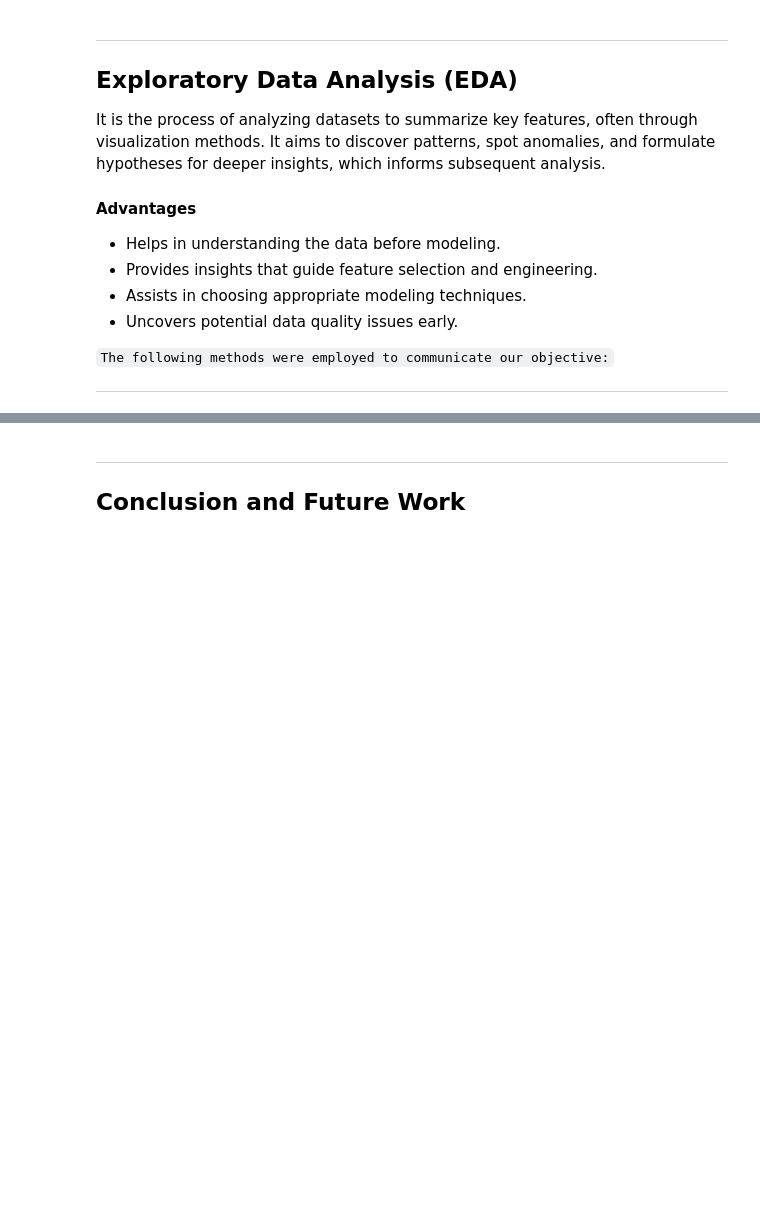
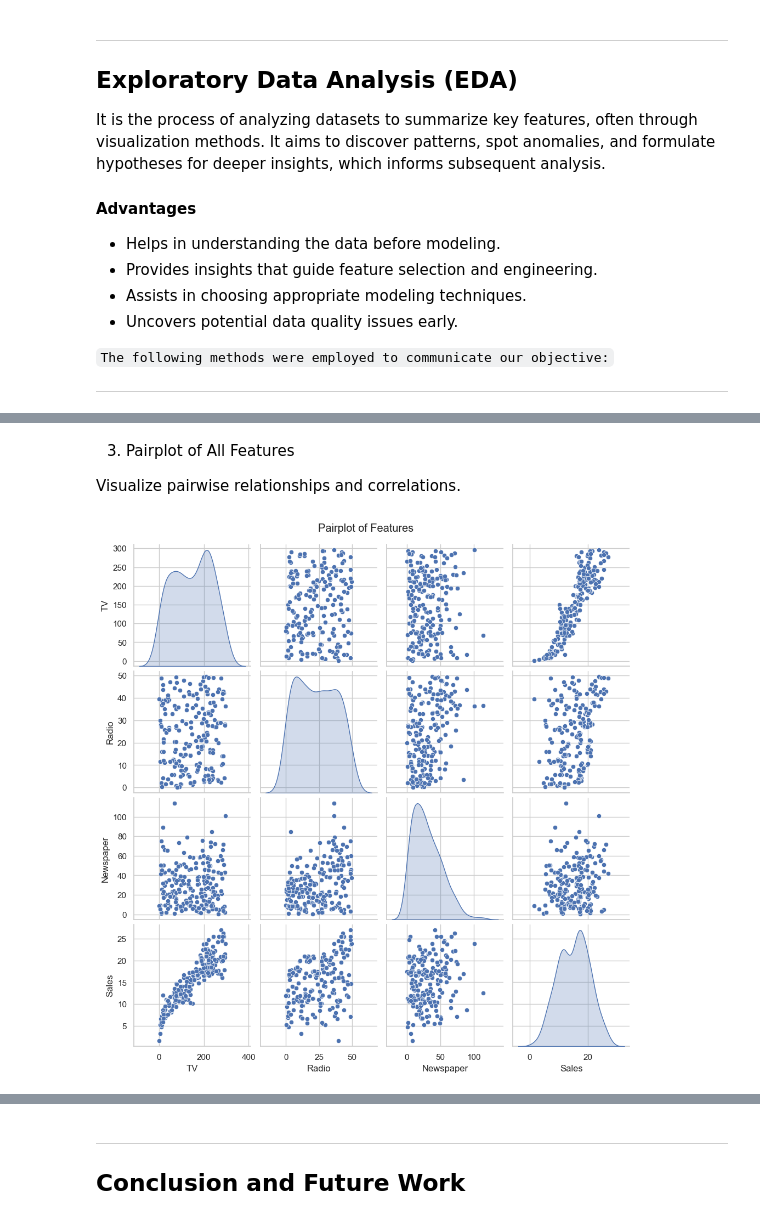
Before and after one commit to NoziphoNdebele/2025_Data_Science_Projects, a Jupyter notebook: SALES_PREDICTION_USING_PYTHON/SALES_PREDICTION_USING_PYTHON.ipynb, the cells around one changed output, grey strips where cells are left out. Drawn from its saved outputs; the diff is of its cells as text; code cells hidden in the pictures; blank space fills up the shorter version.

```diff
--- a/SALES_PREDICTION_USING_PYTHON/SALES_PREDICTION_USING_PYTHON.ipynb
+++ b/SALES_PREDICTION_USING_PYTHON/SALES_PREDICTION_USING_PYTHON.ipynb
@@ -321,0 +351,10 @@ It is the process of analyzing datasets to summarize key features, often through
+# %% [markdown]
+3. Pairplot of All Features
+
+Visualize pairwise relationships and correlations.
+# %%
+sns.pairplot(df_copy, diag_kind='kde')
+plt.suptitle('Pairplot of Features', y=1.02)
+plt.show()
+# %% [output]
+[figure, added]
```
Also changed, not shown: parts of 10 cells of this notebook, 1 other file.
